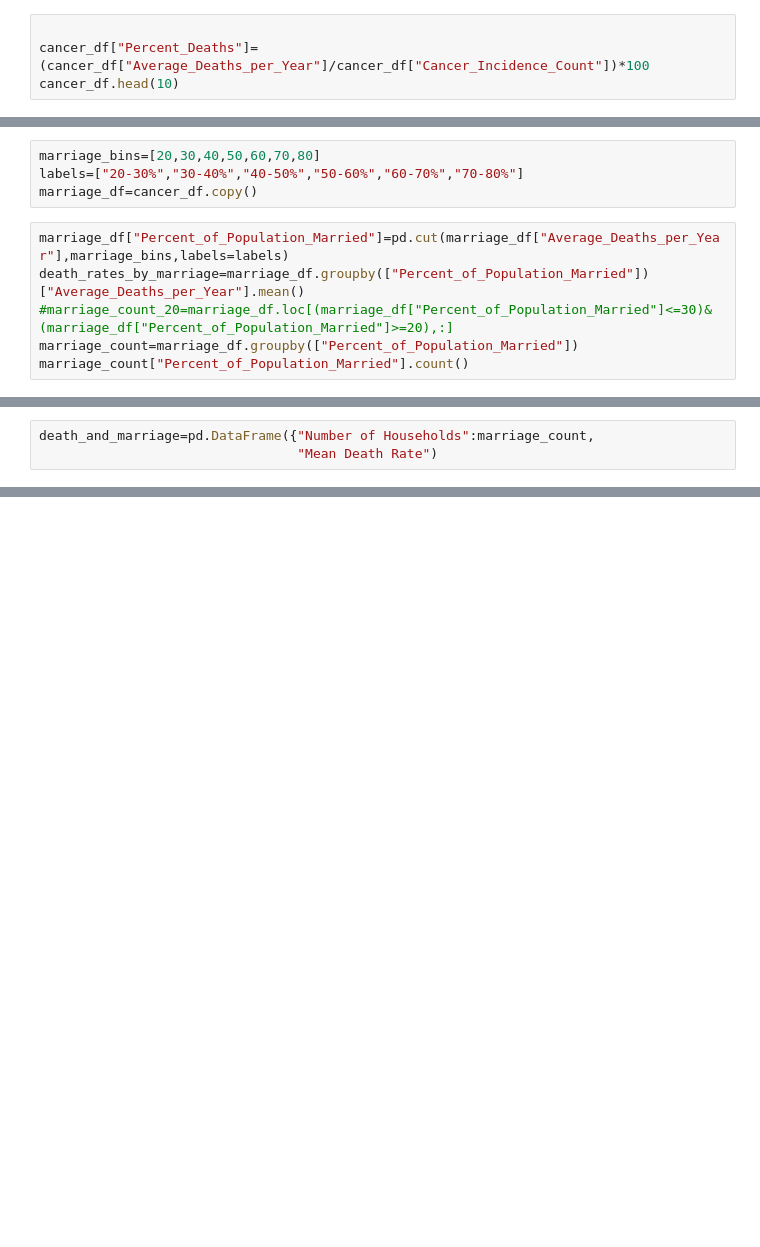
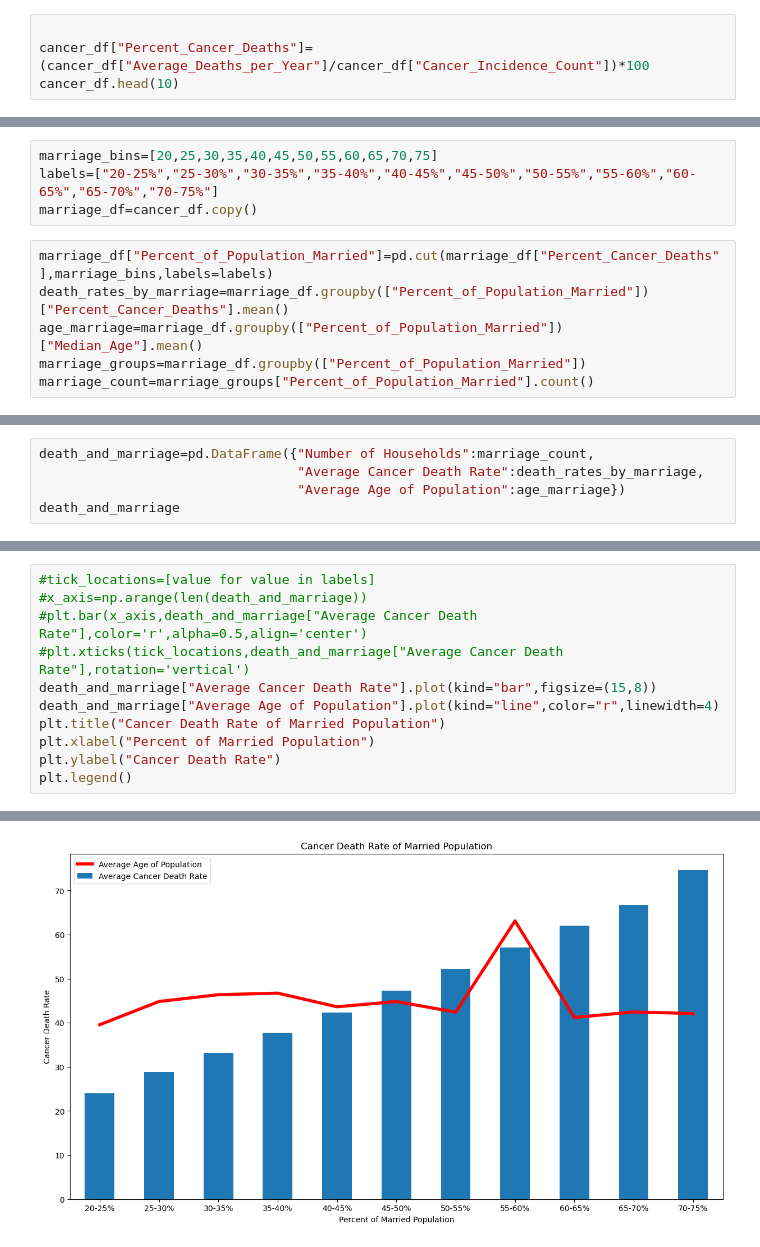
Before and after one commit to Chemistasaurus/Project-1, a Jupyter notebook: Martial Status vs Death Rate.ipynb, the cells around one changed output, grey strips where cells are left out. Saved outputs shown, nothing was run; the diff lists cells and outputs as text; blank space fills up the shorter version.

Commit message:
Added Chart

```diff
--- a/Martial Status vs Death Rate.ipynb
+++ b/Martial Status vs Death Rate.ipynb
@@ -19,7 +20,7 @@ cancer_df.head()
 | 4 | Lincoln County | Washington | 57.0 | 26 | 49955 | 10321 | ... |
 # %%
 
-cancer_df["Percent_Deaths"]=(cancer_df["Average_Deaths_per_Year"]/cancer_df["Cancer_Incidence_Count"])*100
+cancer_df["Percent_Cancer_Deaths"]=(cancer_df["Average_Deaths_per_Year"]/cancer_df["Cancer_Incidence_Count"])*100
 cancer_df.head(10)
 # %% [output]
 |  | County | State | Cancer_Incidence_Count | Average_Deaths_per_Year | Median_Income | Population_Estimate_2015 | ... |
@@ -34,12 +35,12 @@ cancer_df.head(10)
 | 8 | Pend Oreille County | Washington | 88.0 | 36 | 42579 | 13088 | ... |
 | 9 | Pierce County | Washington | 4025.0 | 1380 | 60397 | 843954 | ... |
 # %%
-marriage_bins=[20,30,40,50,60,70,80]
-labels=["20-30%","30-40%","40-50%","50-60%","60-70%","70-80%"]
+marriage_bins=[20,25,30,35,40,45,50,55,60,65,70,75]
+labels=["20-25%","25-30%","30-35%","35-40%","40-45%","45-50%","50-55%","55-60%","60-65%","65-70%","70-75%"]
 marriage_df=cancer_df.copy()
 # %%
-marriage_df["Percent_of_Population_Married"]=pd.cut(marriage_df["Average_Deaths_per_Year"],marriage_bins,labels=labels)
-death_rates_by_marriage=marriage_df.groupby(["Percent_of_Population_Married"])["Average_Deaths_per_Year"].mean()
-#marriage_count_20=marriage_df.loc[(marriage_df["Percent_of_Population_Married"]<=30)&(marriage_df["Percent_of_Population_Married"]>=20),:]
-marriage_count=marriage_df.groupby(["Percent_of_Population_Married"])
-marriage_count["Percent_of_Population_Married"].count()
+marriage_df["Percent_of_Population_Married"]=pd.cut(marriage_df["Percent_Cancer_Deaths"],marriage_bins,labels=labels)
+death_rates_by_marriage=marriage_df.groupby(["Percent_of_Population_Married"])["Percent_Cancer_Deaths"].mean()
+age_marriage=marriage_df.groupby(["Percent_of_Population_Married"])["Median_Age"].mean()
+marriage_groups=marriage_df.groupby(["Percent_of_Population_Married"])
+marriage_count=marriage_groups["Percent_of_Population_Married"].count()
@@ -55,3 +47,5 @@ Name: Percent_of_Population_Married, dtype: int64
 # %%
 death_and_marriage=pd.DataFrame({"Number of Households":marriage_count,
-                                 "Mean Death Rate")
+                                 "Average Cancer Death Rate":death_rates_by_marriage,
+                                 "Average Age of Population":age_marriage})
+death_and_marriage
@@ -57,0 +66,12 @@ death_and_marriage=pd.DataFrame({"Number of Households":marriage_count,
+# %%
+#tick_locations=[value for value in labels]
+#x_axis=np.arange(len(death_and_marriage))
+#plt.bar(x_axis,death_and_marriage["Average Cancer Death Rate"],color='r',alpha=0.5,align='center')
+#plt.xticks(tick_locations,death_and_marriage["Average Cancer Death Rate"],rotation='vertical')
+death_and_marriage["Average Cancer Death Rate"].plot(kind="bar",figsize=(15,8))
+death_and_marriage["Average Age of Population"].plot(kind="line",color="r",linewidth=4)
+plt.title("Cancer Death Rate of Married Population")
+plt.xlabel("Percent of Married Population")
+plt.ylabel("Cancer Death Rate")
+plt.legend()
+# %% [output]
@@ -57,0 +79 @@ death_and_marriage=pd.DataFrame({"Number of Households":marriage_count,
+[figure, added]
```
Also changed, not shown: parts of 4 cells of this notebook.
